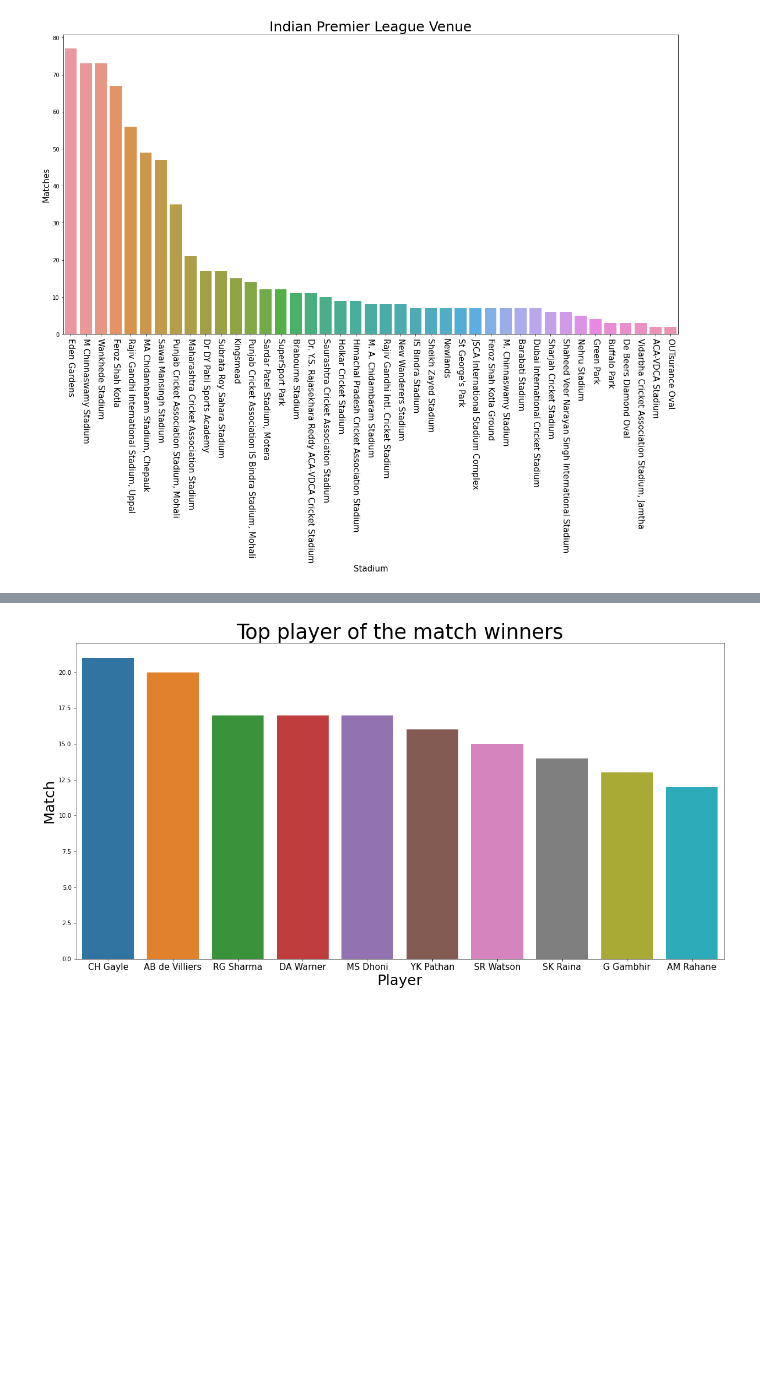
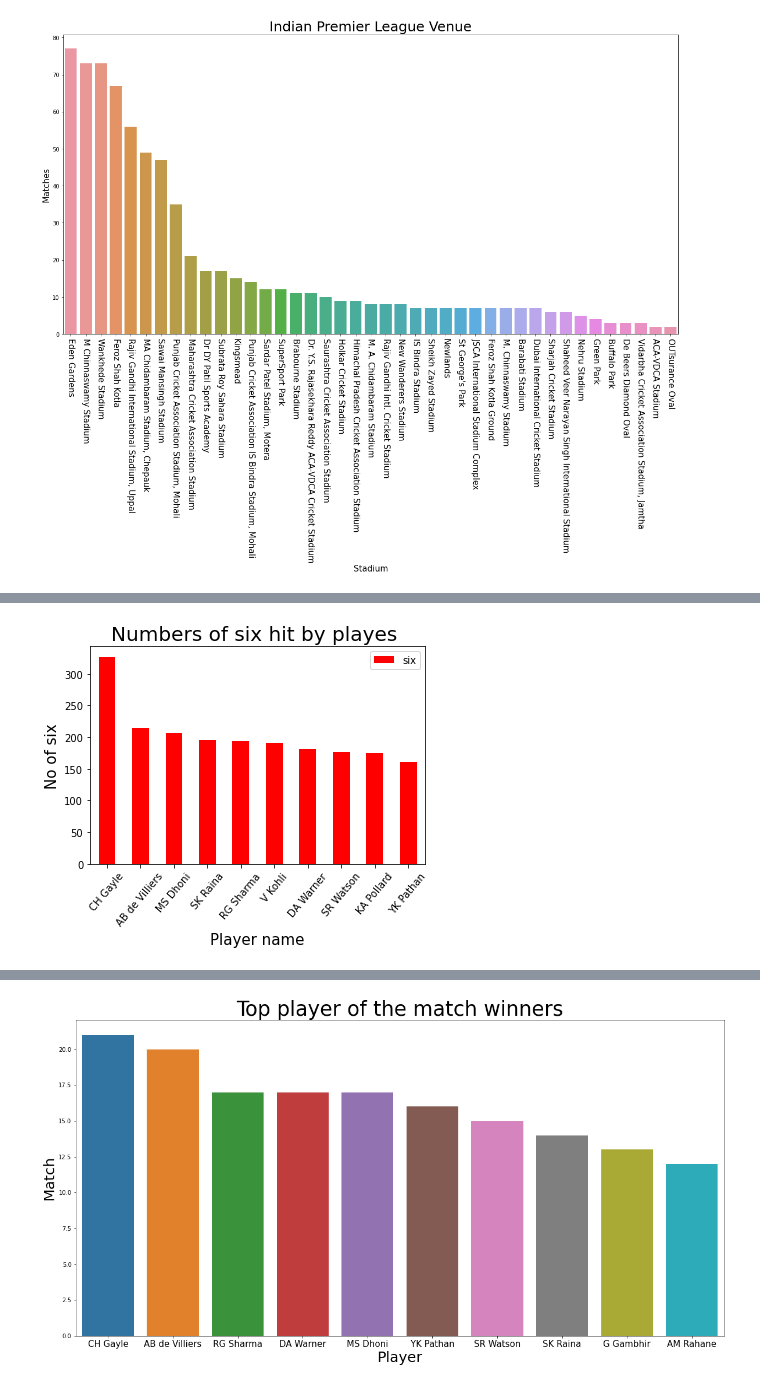
Before and after one commit to abhijeetraj22/TSF-GRIP_Tasks, a Jupyter notebook: TSF_Task_5.ipynb, the cells around one changed output, grey strips where cells are left out. Drawn from its saved outputs; the diff is of its cells as text; code cells hidden in the pictures; blank space fills up the shorter version.

```diff
--- a/TSF_Task_5.ipynb
+++ b/TSF_Task_5.ipynb
@@ -188,0 +299,4 @@ plt.xticks(rotation=-90,fontsize=15);
+# %%
+# we will print no of sixes hit by team
+six_data=complete_data[complete_data['batsman_runs']==6]
+six_data.groupby('batting_team')['batsman_runs'].agg([('runs by six','sum'),('sixes','count')])
@@ -188,0 +376,11 @@ plt.xticks(rotation=-90,fontsize=15);
+# %%
+# we will plot graph of six hit by players
+batsman_six=six_data.groupby('batsman')['batsman_runs'].agg([('six','count')]).reset_index().sort_values('six',ascending=0)
+ax=batsman_six.iloc[:10,:].plot('batsman','six',kind='bar',color='red')
+plt.title("Numbers of six hit by playes ",fontsize=20)
+plt.xticks(rotation=50)
+plt.xlabel("Player name",fontsize=15)
+plt.ylabel("No of six",fontsize=15)
+plt.show()
+# %% [output]
+[figure, added]
```
Also changed, not shown: parts of 20 cells of this notebook.
